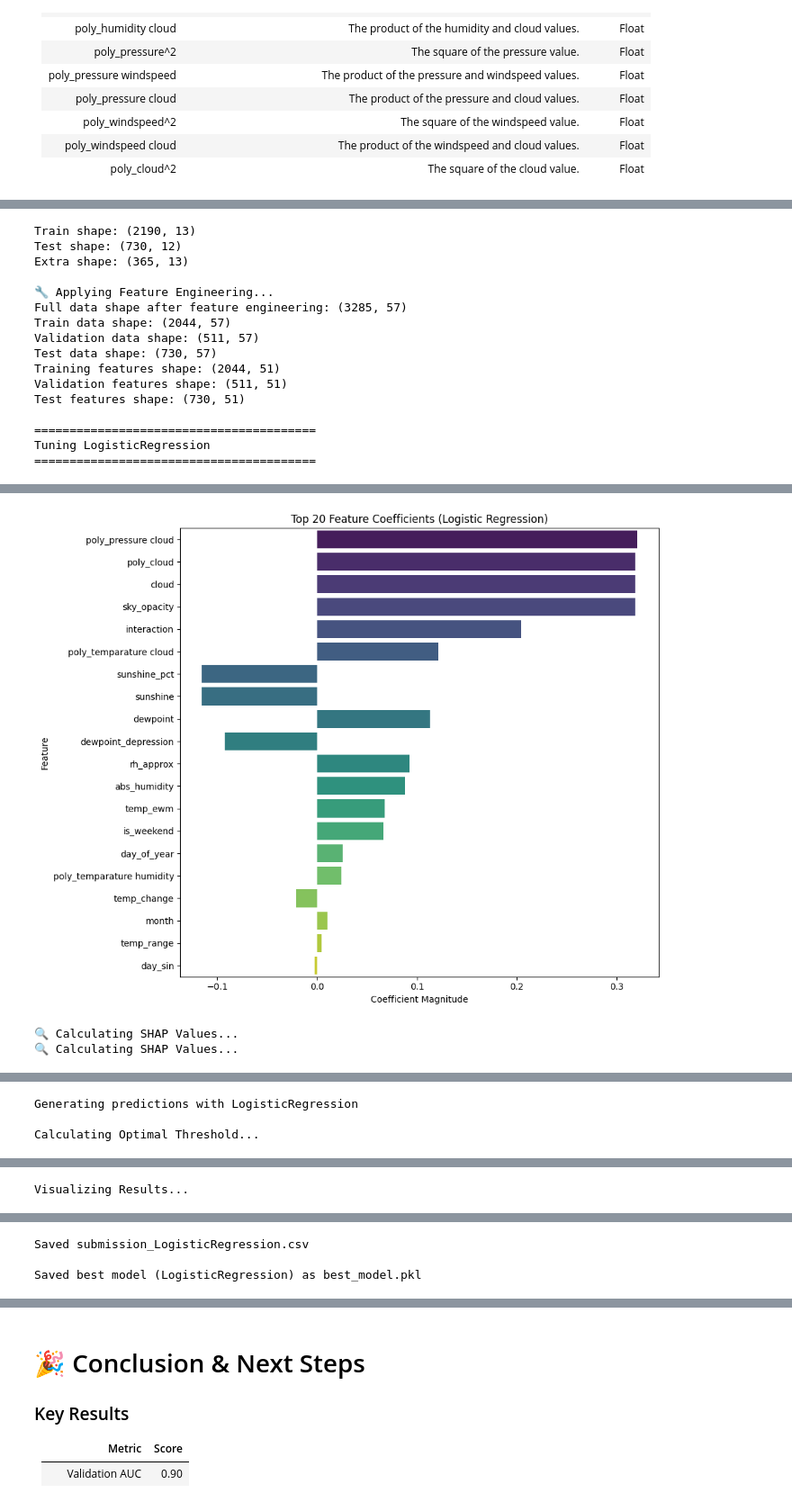
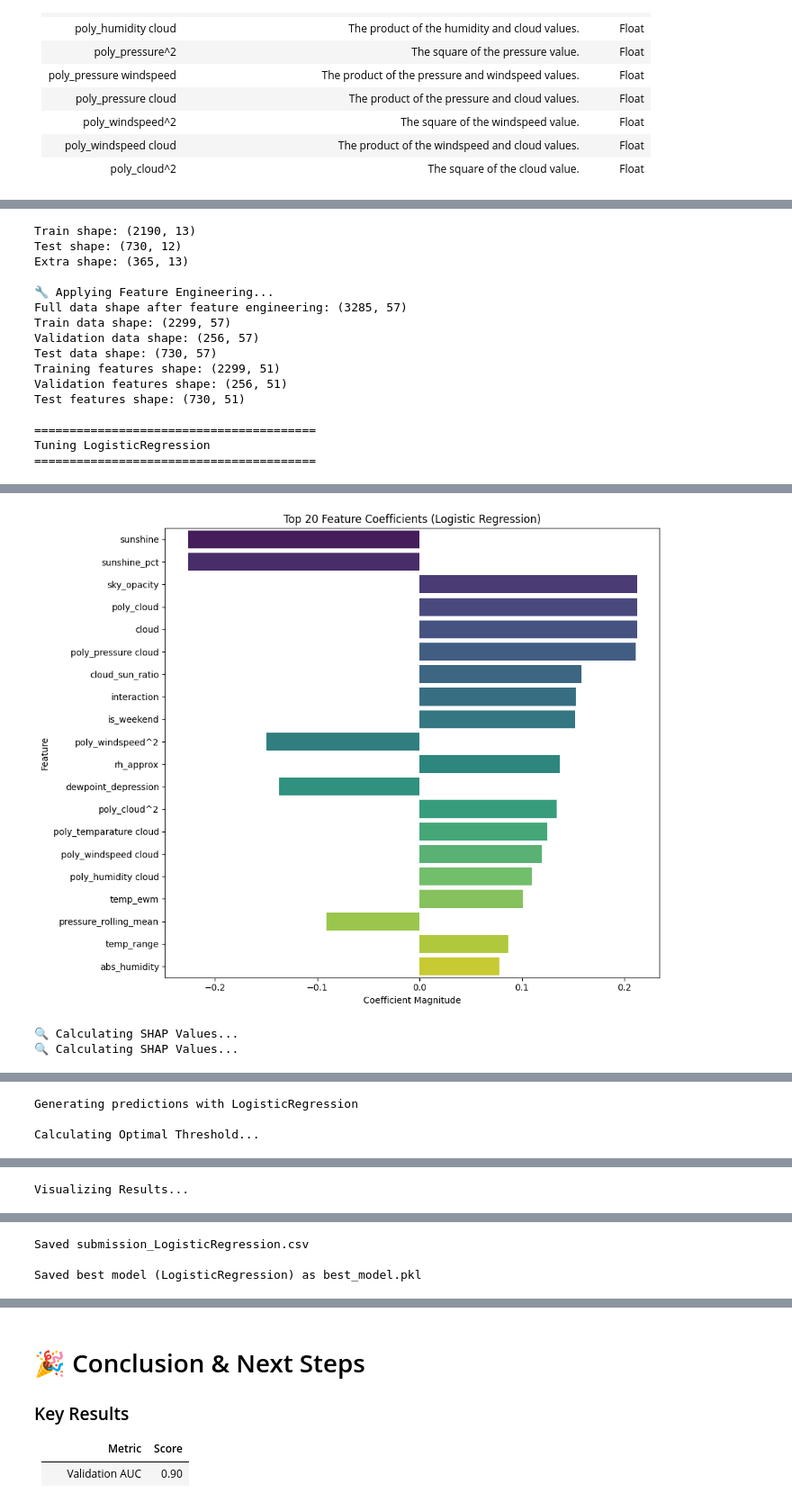
Before and after one commit to maimunul/Bengali-Hate-Speech-Detection-using-ML-DL, a Jupyter notebook: RainfallPredictionLogisticRegression.ipynb, the cells around one changed output, grey strips where cells are left out. Shown at 90% size. Cells and saved outputs as stored; diff of their text form; code cells hidden in the pictures.

Commit message:
Kaggle Notebook | 🏆Rainfall Prediction : S5E3 | Optuna Tunning 🏆 | Version 7

```diff
--- a/RainfallPredictionLogisticRegression.ipynb
+++ b/RainfallPredictionLogisticRegression.ipynb
@@ -926,9 +943,9 @@ if __name__ == "__main__":
     # Further split the training data into train and validation sets
     train_data, val_data = train_test_split(
         train_data,
-        test_size=0.2,
-        random_state=42,
-        stratify=train_data['rainfall']
+        test_size=0.1,  # 10% of the training data will be used for validation
+        random_state=42,  # Set a random seed for reproducibility
+        stratify=train_data['rainfall']  # Ensure stratified split based on the target variable
     )
 
     print(f"Train data shape: {train_data.shape}")
@@ -995,7 +1012,7 @@ if __name__ == "__main__":
 
         # Plot SHAP values
         print("\n🔍 Calculating SHAP Values...")
-        explainer = plot_shap_importance(best_model, X_train)
+        explainer = plot_shap_importance(best_model, X_train)  # Passing X_train as a DataFrame
 
         best_score = -1
         best_model_name = ''
@@ -1008,7 +1025,7 @@ if __name__ == "__main__":
 
                 # Calculate optimal threshold
                 print("\nCalculating Optimal Threshold...")
-                optimal_threshold = plot_roc_curve(y_val, val_probs)
+                optimal_threshold = plot_roc_curve(y_val, val_probs)  # Now single return value
 
                 # Generate test predictions
                 test_probs = model.predict_proba(X_test)[:, 1]
@@ -1019,7 +1036,7 @@ if __name__ == "__main__":
                 plot_logistic_predictions(y_val, val_probs, optimal_threshold)
 
                 # Save predictions
-                submission = pd.DataFrame({'id': test_data.index, 'rainfall': test_probs})
+                submission = pd.DataFrame({'id': range(2190, 2190 + len(test_probs)), 'rainfall': test_probs})
                 submission.to_csv(f'submission_{model_name}.csv', index=False)
                 print(f"Saved submission_{model_name}.csv")
 
@@ -1044,11 +1061,11 @@ Extra shape: (365, 13)
 
 🔧 Applying Feature Engineering...
 Full data shape after feature engineering: (3285, 57)
-Train data shape: (2044, 57)
-Validation data shape: (511, 57)
+Train data shape: (2299, 57)
+Validation data shape: (256, 57)
 Test data shape: (730, 57)
-Training features shape: (2044, 51)
-Validation features shape: (511, 51)
+Training features shape: (2299, 51)
+Validation features shape: (256, 51)
 Test features shape: (730, 51)
 
 ========================================
@@ -1071,6 +1088,6 @@ Tuning LogisticRegression
 ============================================================
 
 🔍 Plotting Logistic Regression Coefficients...
-[figure, old version]
+[figure, new version]
 🔍 Calculating SHAP Values...
 🔍 Calculating SHAP Values...
```
Also changed, not shown: parts of 4 cells of this notebook.
